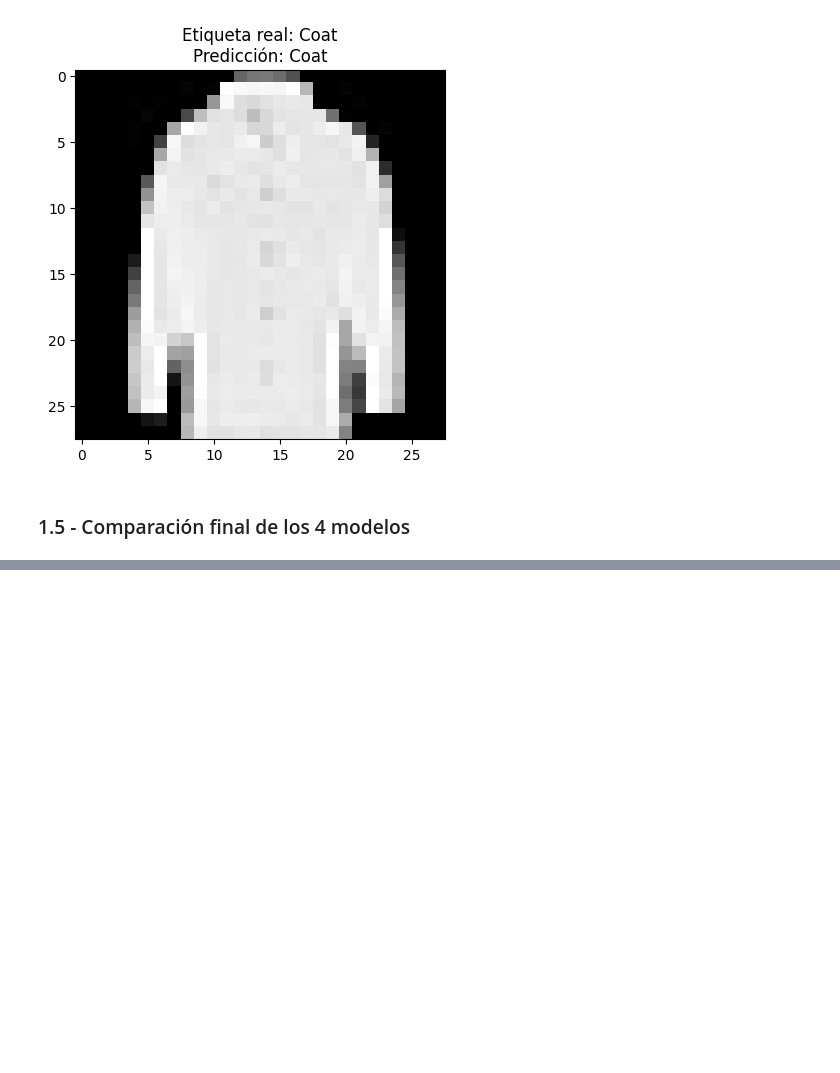
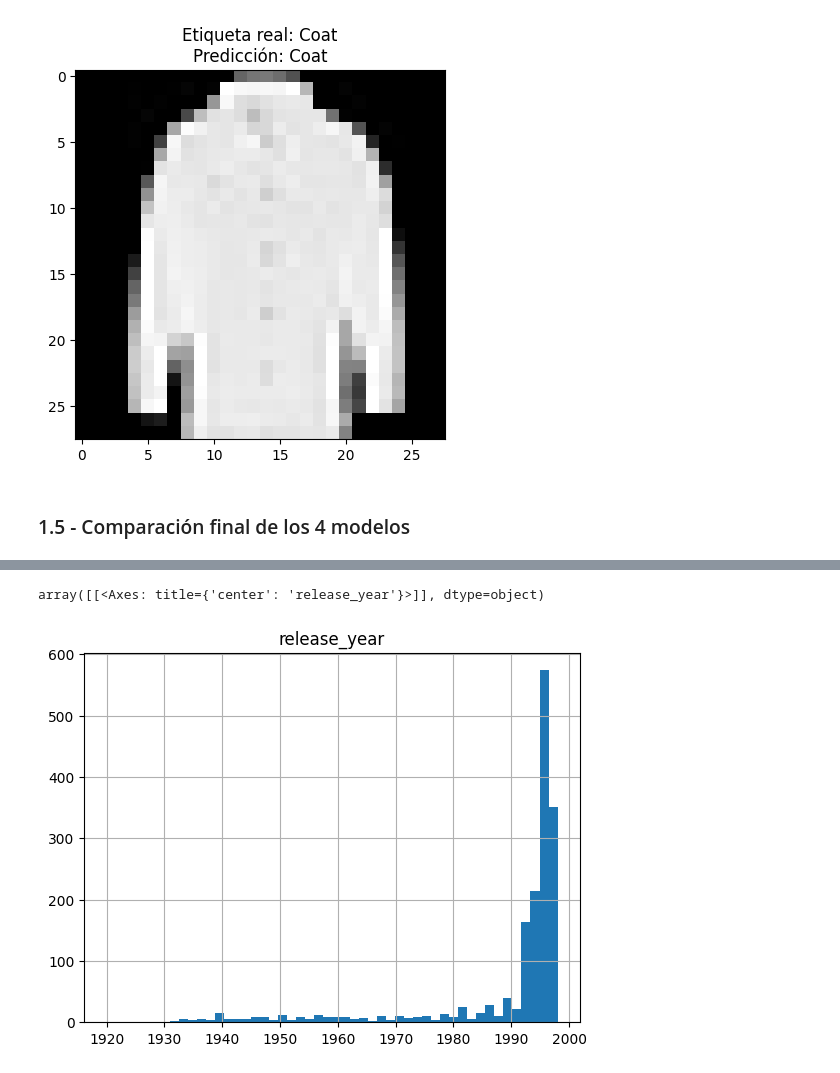
Before and after one commit to moriciii3/tareas_ML_DL_NN, a Jupyter notebook: tarea_2/morici_bruno_tarea2.ipynb, the cells around one changed output, grey strips where cells are left out. Drawn from its saved outputs; the diff is of its cells as text; code cells hidden in the pictures; blank space fills up the shorter version.

```diff
--- a/tarea_2/morici_bruno_tarea2.ipynb
+++ b/tarea_2/morici_bruno_tarea2.ipynb
@@ -390,0 +442,5 @@ plt.show()
+# %%
+m_cols = ['item_id', 'title', 'release_date', 'video_release_date', 'imdb_url']
+items = pd.read_csv(os.path.join(ML_100K_FOLDER, 'u.item'), sep='|',
+                    names=m_cols, usecols=range(5), encoding='latin-1')
+items.head()
@@ -390,0 +454,17 @@ plt.show()
+# %%
+# Extraemos el año de lanzamiento de la película
+
+def extract_year(release_date):
+    if hasattr(release_date, 'split'):
+        components = release_date.split('-')
+        if len(components) == 3:
+            return int(components[2])
+    # Missing value marker
+    return 1920
+
+
+items['release_year'] = items['release_date'].map(extract_year)
+items.hist('release_year', bins=50)
+# %% [output]
+array([[<Axes: title={'center': 'release_year'}>]], dtype=object)
+[figure, added]
```
Also changed, not shown: parts of 28 cells of this notebook, 1 other file.
